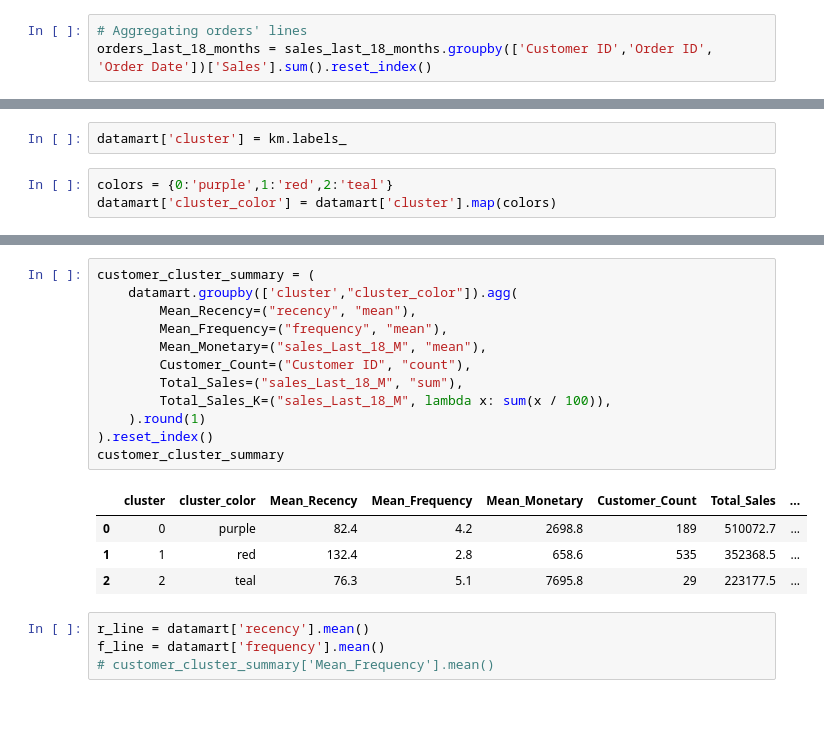
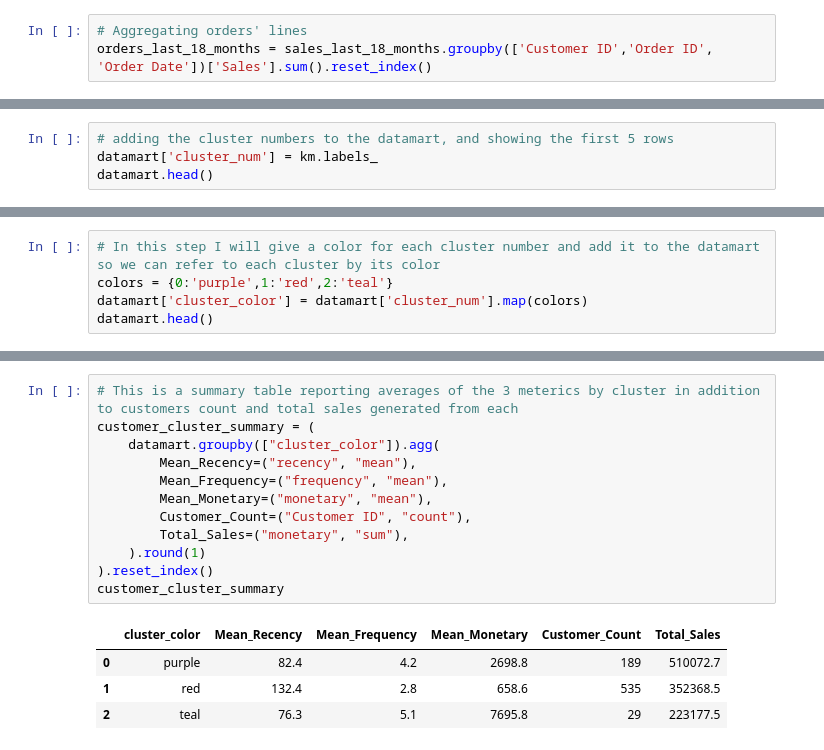
Before and after one commit to waseemshammout/amazon_customer_segmentation, a Jupyter notebook: notebook.ipynb, the cells around one changed output, grey strips where cells are left out. Cells and saved outputs as stored; diff of their text form; blank space fills up the shorter version.

```diff
--- a/notebook.ipynb
+++ b/notebook.ipynb
@@ -71,5 +66,0 @@ array([1, 1, 0, 1, 1, 2, 2, 1, 1, 1], dtype=int32)
-# %%
-datamart['cluster'] = km.labels_
-# %%
-colors = {0:'purple',1:'red',2:'teal'}
-datamart['cluster_color'] = datamart['cluster'].map(colors)
@@ -75,0 +81,4 @@ datamart['cluster_color'] = datamart['cluster'].map(colors)
+# %%
+# adding the cluster numbers to the datamart, and showing the first 5 rows
+datamart['cluster_num'] = km.labels_
+datamart.head()
@@ -75,0 +92,5 @@ datamart['cluster_color'] = datamart['cluster'].map(colors)
+# %%
+# In this step I will give a color for each cluster number and add it to the datamart so we can refer to each cluster by its color
+colors = {0:'purple',1:'red',2:'teal'}
+datamart['cluster_color'] = datamart['cluster_num'].map(colors)
+datamart.head()
@@ -76,21 +104,17 @@ datamart['cluster_color'] = datamart['cluster'].map(colors)
 # %%
+# This is a summary table reporting averages of the 3 meterics by cluster in addition to customers count and total sales generated from each
 customer_cluster_summary = (
-    datamart.groupby(['cluster',"cluster_color"]).agg(
+    datamart.groupby(["cluster_color"]).agg(
         Mean_Recency=("recency", "mean"),
         Mean_Frequency=("frequency", "mean"),
-        Mean_Monetary=("sales_Last_18_M", "mean"),
+        Mean_Monetary=("monetary", "mean"),
         Customer_Count=("Customer ID", "count"),
-        Total_Sales=("sales_Last_18_M", "sum"),
-        Total_Sales_K=("sales_Last_18_M", lambda x: sum(x / 100)),
+        Total_Sales=("monetary", "sum"),
     ).round(1)
 ).reset_index()
 customer_cluster_summary
 # %% [output]
-|  | cluster | cluster_color | Mean_Recency | Mean_Frequency | Mean_Monetary | Customer_Count | Total_Sales | ... |
-| 0 | 0 | purple | 82.4 | 4.2 | 2698.8 | 189 | 510072.7 | ... |
-| 1 | 1 | red | 132.4 | 2.8 | 658.6 | 535 | 352368.5 | ... |
-| 2 | 2 | teal | 76.3 | 5.1 | 7695.8 | 29 | 223177.5 | ... |
+|  | cluster_color | Mean_Recency | Mean_Frequency | Mean_Monetary | Customer_Count | Total_Sales |
+| 0 | purple | 82.4 | 4.2 | 2698.8 | 189 | 510072.7 |
+| 1 | red | 132.4 | 2.8 | 658.6 | 535 | 352368.5 |
+| 2 | teal | 76.3 | 5.1 | 7695.8 | 29 | 223177.5 |
-# %%
-r_line = datamart['recency'].mean()
-f_line = datamart['frequency'].mean()
-# customer_cluster_summary['Mean_Frequency'].mean()
```
Also changed, not shown: parts of 16 cells of this notebook.
